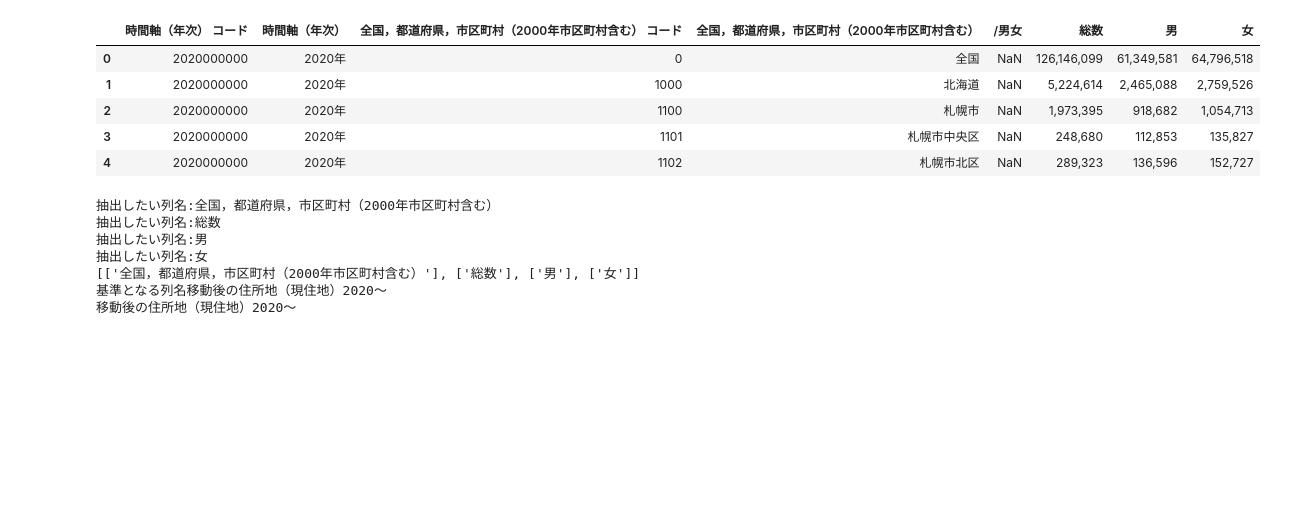
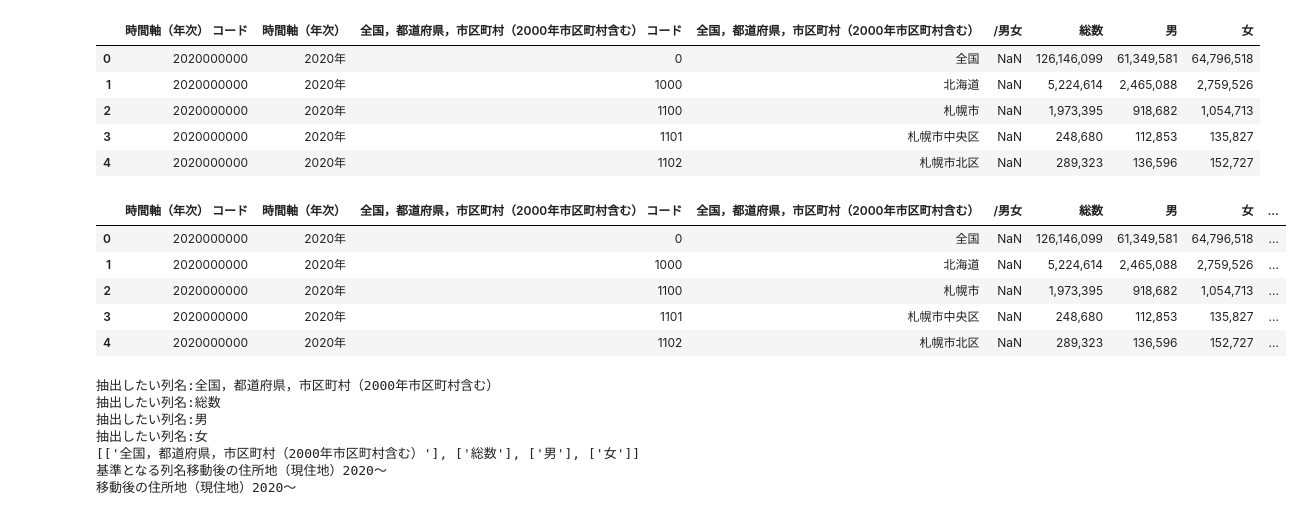
Before and after one commit to off4321/for_zemi, a Jupyter notebook: 卒論1.ipynb, the cells around one changed output. Drawn from its saved outputs; the diff is of its cells as text; code cells hidden in the pictures; blank space fills up the shorter version.

```diff
--- a/卒論1.ipynb
+++ b/卒論1.ipynb
@@ -33,4 +33,13 @@ japan.head()
 | 4 | 2020000000 | 2020年 | 1102 | 札幌市北区 | NaN | 289,323 | 136,596 | 152,727 |
 # %%
 japan["市区町村"] = df["移動後の住所地（現住地）2020〜"]
+# %%
+japan.head()
+# %% [output]
+|  | 時間軸（年次） コード | 時間軸（年次） | 全国，都道府県，市区町村（2000年市区町村含む） コード | 全国，都道府県，市区町村（2000年市区町村含む） | /男女 | 総数 | 男 | 女 | ... |
+| 0 | 2020000000 | 2020年 | 0 | 全国 | NaN | 126,146,099 | 61,349,581 | 64,796,518 | ... |
+| 1 | 2020000000 | 2020年 | 1000 | 北海道 | NaN | 5,224,614 | 2,465,088 | 2,759,526 | ... |
+| 2 | 2020000000 | 2020年 | 1100 | 札幌市 | NaN | 1,973,395 | 918,682 | 1,054,713 | ... |
+| 3 | 2020000000 | 2020年 | 1101 | 札幌市中央区 | NaN | 248,680 | 112,853 | 135,827 | ... |
+| 4 | 2020000000 | 2020年 | 1102 | 札幌市北区 | NaN | 289,323 | 136,596 | 152,727 | ... |
 # %%
```
Also changed, not shown: parts of 5 cells of this notebook.
